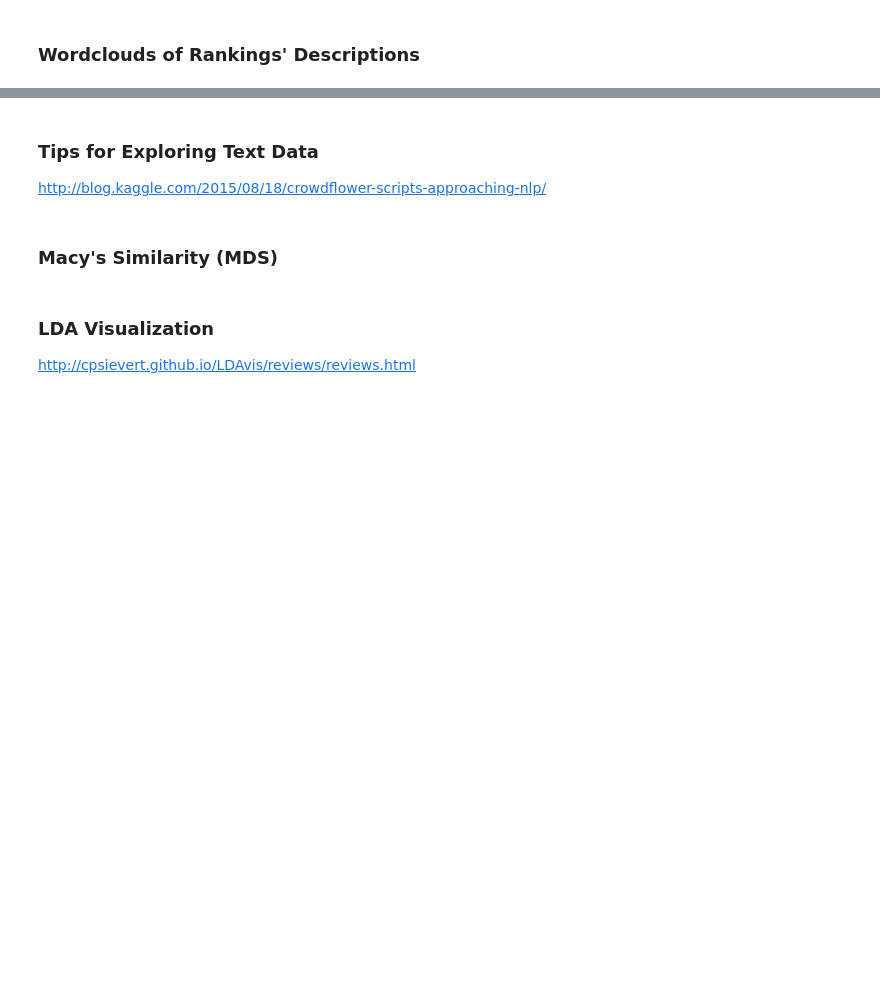
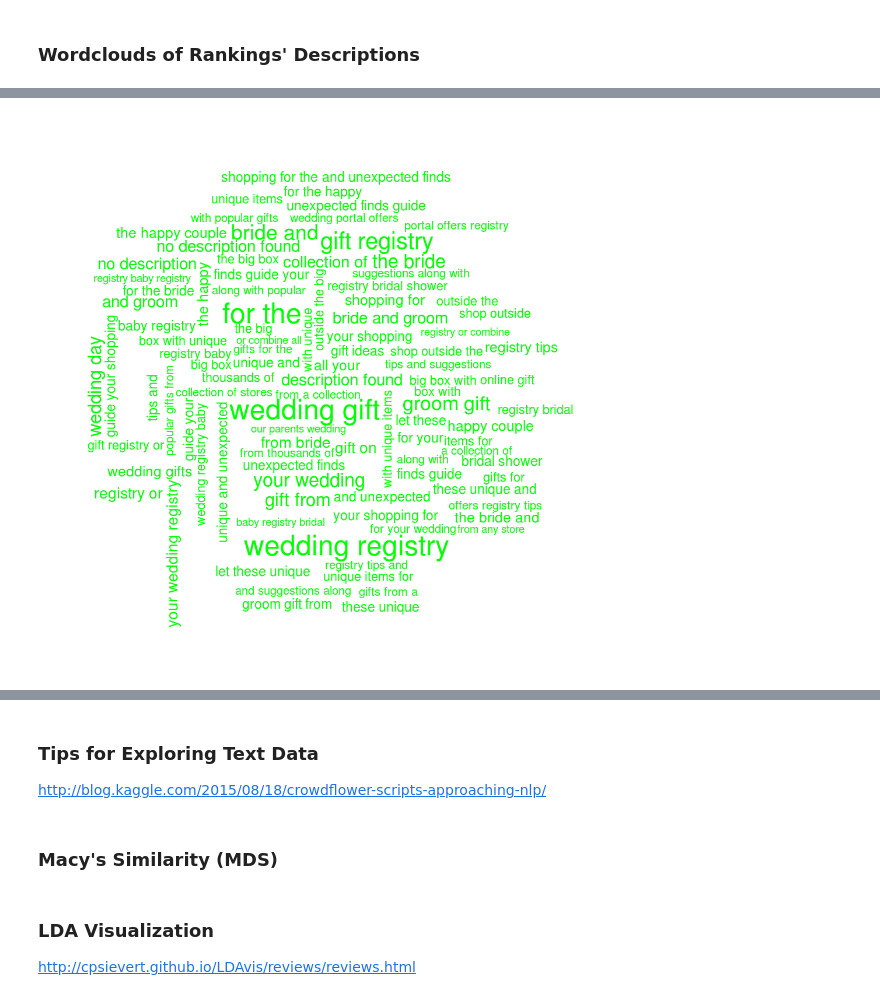
Before and after one commit to kevin11h/macys, a Jupyter notebook: Wedding Keyword SEO.ipynb, the cells around one changed output, grey strips where cells are left out. Drawn from its saved outputs; the diff is of its cells as text; code cells hidden in the pictures; blank space fills up the shorter version.

```diff
--- a/Wedding Keyword SEO.ipynb
+++ b/Wedding Keyword SEO.ipynb
@@ -283,0 +321,4 @@ stars_vs_cat_texts = wedding_df[.groupby('review_stars').apply(concatenate_and_p
+# %%
+Image("/home/kevin/macys/wordclouds/1_rank_wordcloud.png")
+# %% [output]
+[figure, added]
```
Also changed, not shown: parts of 21 cells of this notebook, 10 other files.
